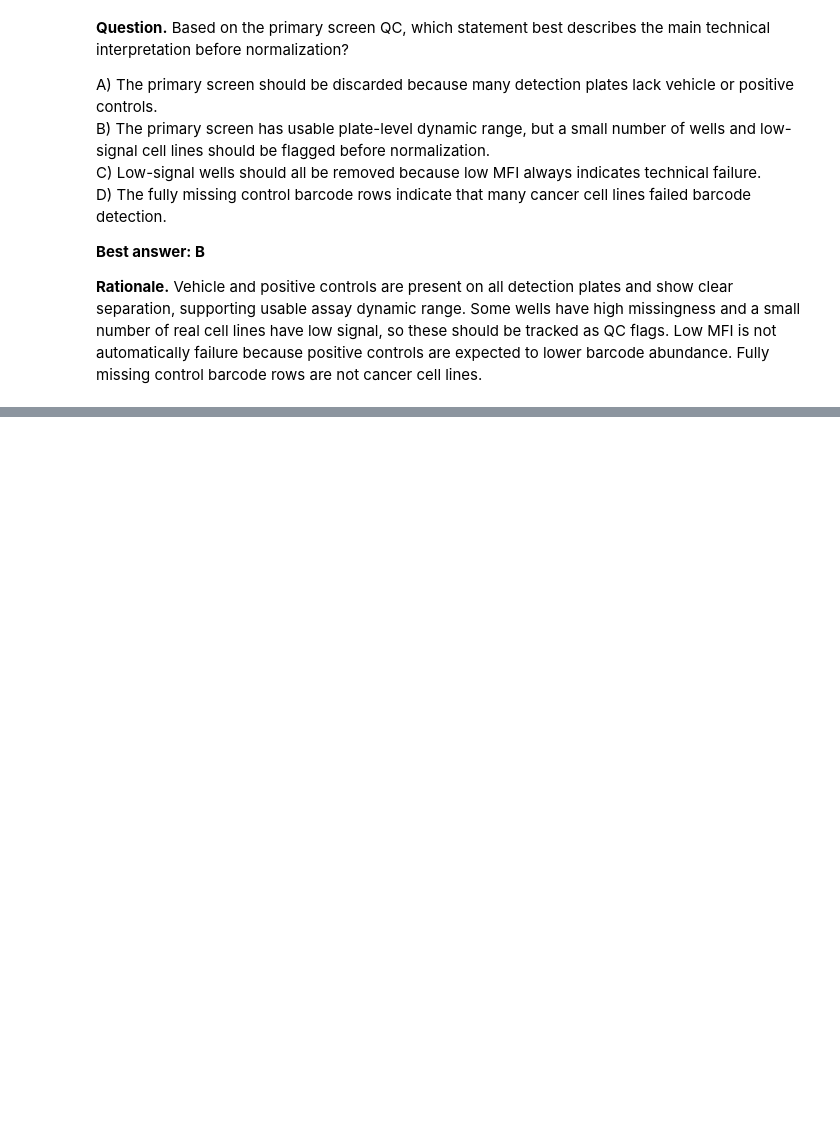
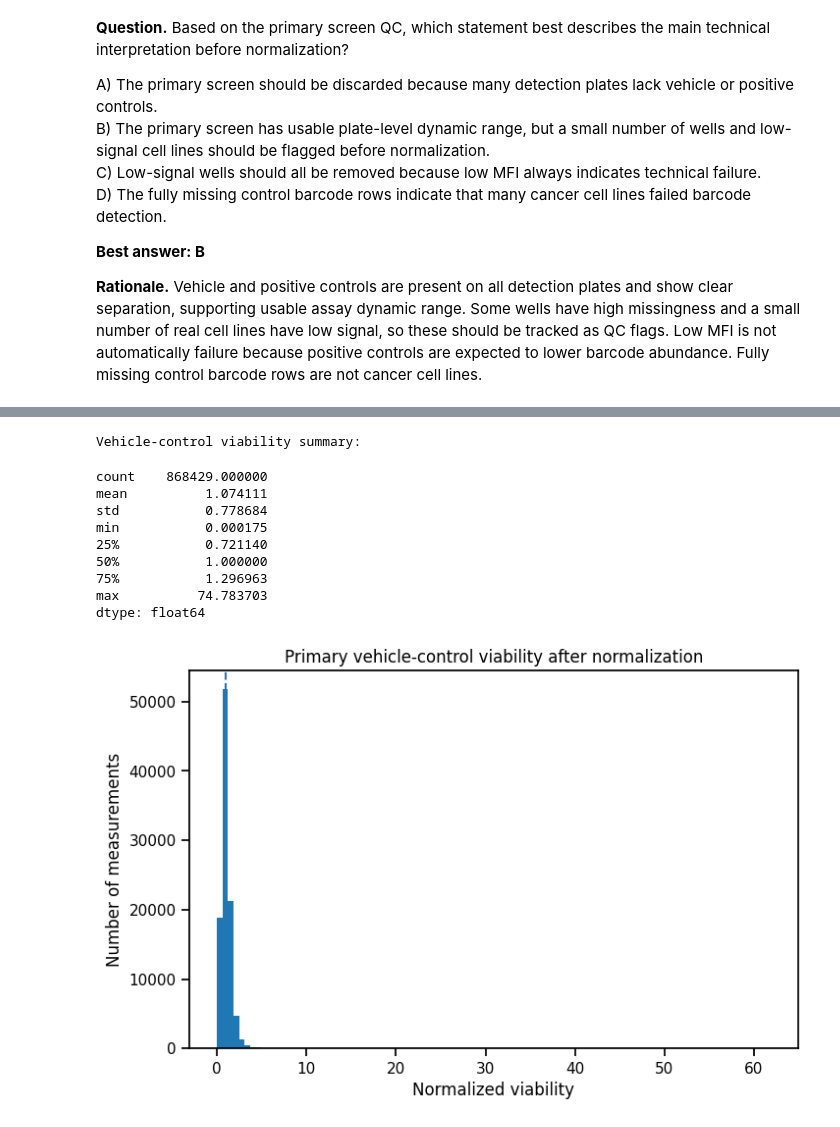
Before and after one commit to shashankshrishrimal-source/Code-for-assignment, a Jupyter notebook: notebooks/prism_repurposing_analysis.ipynb, the cells around one changed output, grey strips where cells are left out. Drawn from its saved outputs; the diff is of its cells as text; code cells hidden in the pictures; blank space fills up the shorter version.

Commit message:
Complete primary hit calling and triage MVP

```diff
--- a/notebooks/prism_repurposing_analysis.ipynb
+++ b/notebooks/prism_repurposing_analysis.ipynb
@@ -1694,0 +1801,11 @@ D) The fully missing control barcode rows indicate that many cancer cell lines f
+# %%
+# Convert log2 fold-change to relative viability.
+# A value of 1 means equal to DMSO baseline.
+# A value below 1 means reduced viability/barcode abundance.
+
+primary_viability = 2 ** primary_log2fc
+
+print("Primary viability matrix shape:", primary_viability.shape)
+
+print("Primary viability summary:")
+display(primary_viability.stack().describe())
@@ -1694,0 +1824,25 @@ D) The fully missing control barcode rows indicate that many cancer cell lines f
+# %%
+vehicle_viability_values = primary_viability[usable_vehicle_cols].stack()
+
+print("Vehicle-control viability summary:")
+display(vehicle_viability_values.describe())
+
+plt.figure(figsize=(8, 5))
+plt.hist(vehicle_viability_values.sample(n=min(100_000, len(vehicle_viability_values)), random_state=1), bins=100)
+plt.axvline(1, linestyle="--")
+plt.xlabel("Normalized viability")
+plt.ylabel("Number of measurements")
+plt.title("Primary vehicle-control viability after normalization")
+plt.show()
+# %% [output]
+Vehicle-control viability summary:
+count    868429.000000
+mean          1.074111
+std           0.778684
+min           0.000175
+25%           0.721140
+50%           1.000000
+75%           1.296963
+max          74.783703
+dtype: float64
+[figure, added]
```
Also changed, not shown: parts of 31 cells of this notebook.
